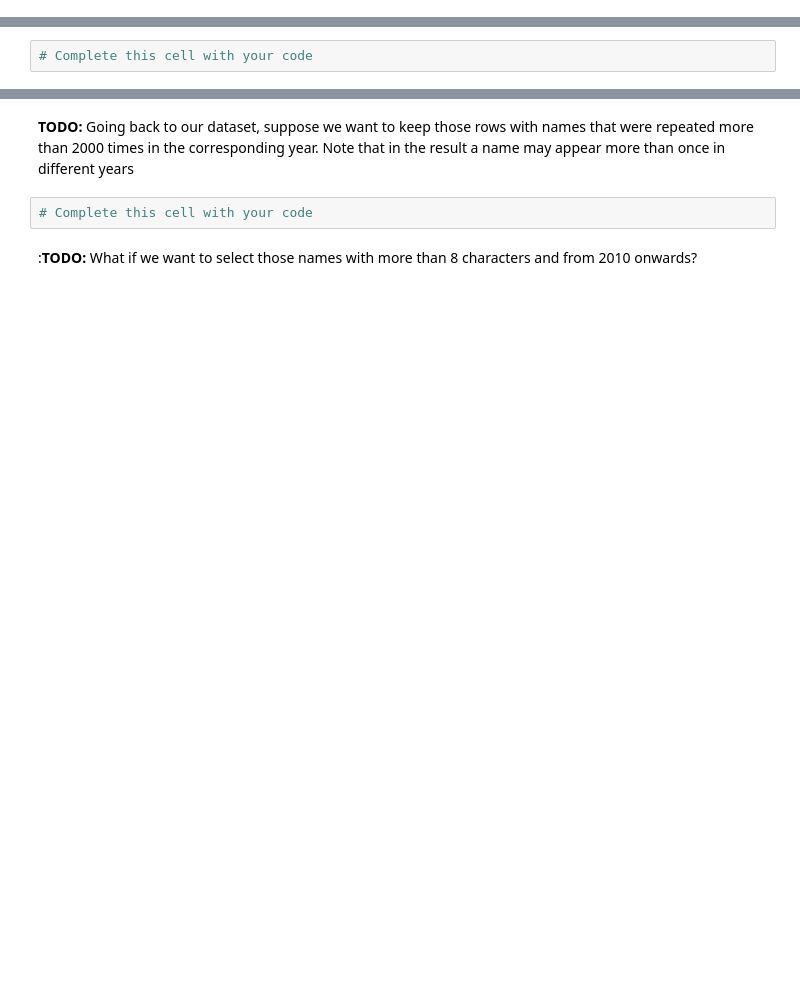
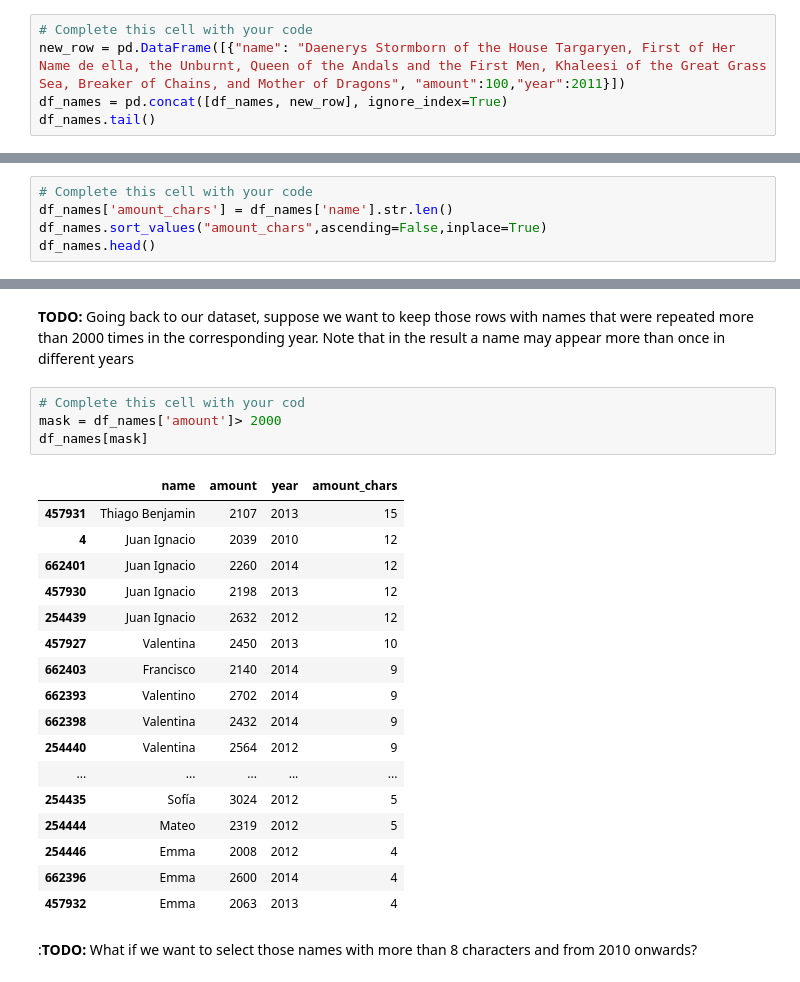
Before and after one commit to pipuf/ml_dev_cert, a Jupyter notebook: 3_1_1_PRACTICE_Pandas.ipynb, the cells around one changed output, grey strips where cells are left out. Cells and saved outputs as stored; diff of their text form; blank space fills up the shorter version.

```diff
--- a/3_1_1_PRACTICE_Pandas.ipynb
+++ b/3_1_1_PRACTICE_Pandas.ipynb
@@ -53,0 +99,5 @@ Year: 2011
+# %%
+# Complete this cell with your code
+new_row = pd.DataFrame([{"name": "Daenerys Stormborn of the House Targaryen, First of Her Name de ella, the Unburnt, Queen of the Andals and the First Men, Khaleesi of the Great Grass Sea, Breaker of Chains, and Mother of Dragons", "amount":100,"year":2011}])
+df_names = pd.concat([df_names, new_row], ignore_index=True)
+df_names.tail()
@@ -63,3 +124,6 @@ df_names.index
 **TODO:** Add a column to the dataframe that corresponds to the number of characters in each name
 # %%
 # Complete this cell with your code
+df_names['amount_chars'] = df_names['name'].str.len()
+df_names.sort_values("amount_chars",ascending=False,inplace=True)
+df_names.head()
@@ -88,7 +182,27 @@ print(dice[dice > 3])
 # %% [markdown]
 **TODO:** Going back to our dataset, suppose we want to keep those rows with names that were repeated more than 2000 times in the corresponding year. Note that in the result a name may appear more than once in different years
 # %%
-# Complete this cell with your code
+# Complete this cell with your cod
+mask = df_names['amount']> 2000
+df_names[mask]
+# %% [output]
+|  | name | amount | year | amount_chars |
+| 457931 | Thiago Benjamin | 2107 | 2013 | 15 |
+| 4 | Juan Ignacio | 2039 | 2010 | 12 |
+| 662401 | Juan Ignacio | 2260 | 2014 | 12 |
+| 457930 | Juan Ignacio | 2198 | 2013 | 12 |
+| 254439 | Juan Ignacio | 2632 | 2012 | 12 |
+| 457927 | Valentina | 2450 | 2013 | 10 |
+| 662403 | Francisco | 2140 | 2014 | 9 |
+| 662393 | Valentino | 2702 | 2014 | 9 |
+| 662398 | Valentina | 2432 | 2014 | 9 |
+| 254440 | Valentina | 2564 | 2012 | 9 |
+| ... | ... | ... | ... | ... |
+| 254435 | Sofía | 3024 | 2012 | 5 |
+| 254444 | Mateo | 2319 | 2012 | 5 |
+| 254446 | Emma | 2008 | 2012 | 4 |
+| 662396 | Emma | 2600 | 2014 | 4 |
+| 457932 | Emma | 2063 | 2013 | 4 |
 # %% [markdown]
 :**TODO:** What if we want to select those names with more than 8 characters and from 2010 onwards?
 # %%
```
Also changed, not shown: parts of 22 cells of this notebook.
